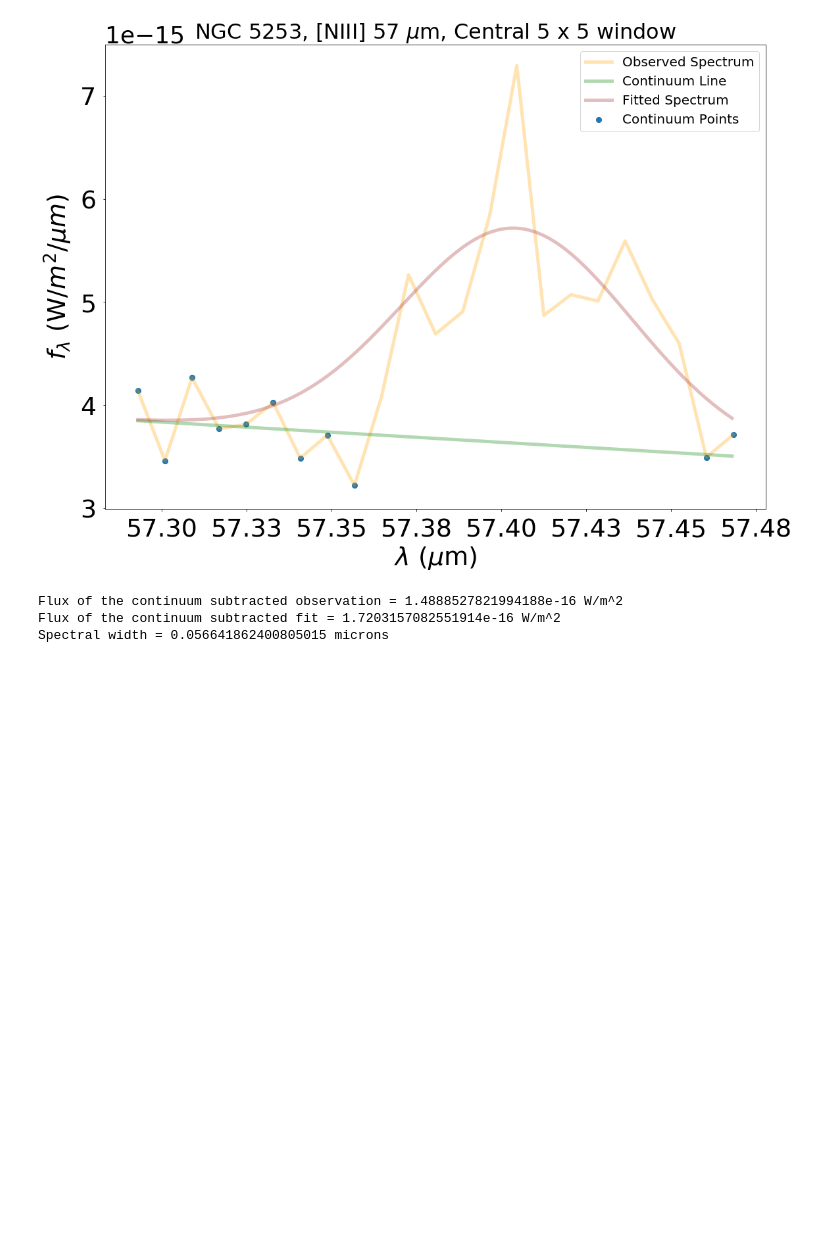
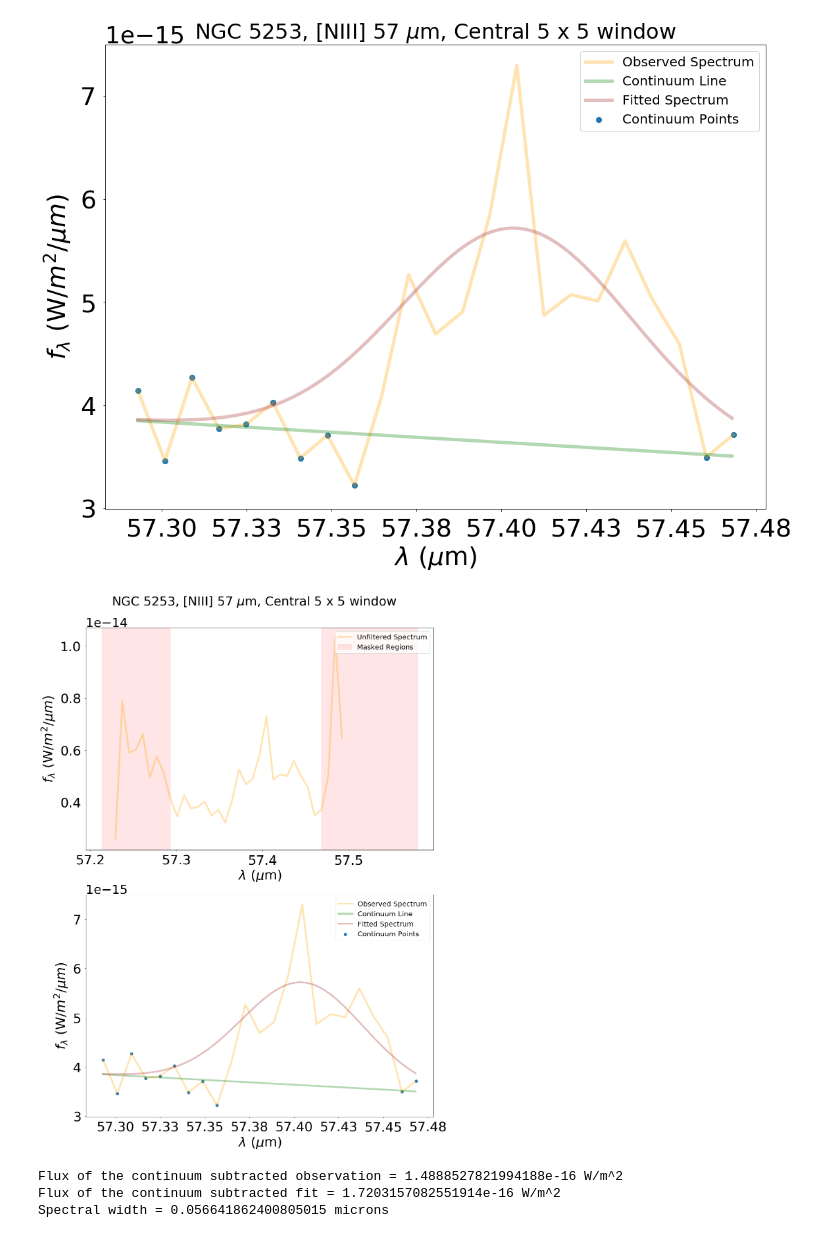
Before and after one commit to suyashk12/SOFIA_FIFI_Cycle-8, a Jupyter notebook: NGC_5253_[NIII].ipynb, the cells around one changed output. Drawn from its saved outputs; the diff is of its cells as text; code cells hidden in the pictures; blank space fills up the shorter version.

```diff
--- a/NGC_5253_[NIII].ipynb
+++ b/NGC_5253_[NIII].ipynb
@@ -424,6 +429,40 @@ plt.savefig(savedir + 'NGC_5253_[NIII]-6-final_spectrum.png'.format(str(n_x), st
  1.03861964e-15 1.00277517e-15 9.67331432e-16 9.32334411e-16
  8.97827313e-16 8.63850520e-16 8.30441550e-16 7.97635048e-16]
 [figure]
+# %%
+fig, axs = plt.subplots(2, 1, figsize = (18, 26))
+
+ax1 = axs[0]
+
+ax1.plot(wavelengths, central_fluxes_unfiltered, label = 'Unfiltered Spectrum', lw = 5, color = 'orange', alpha = 0.3)
+ax1.axvspan(wavelengths[0], wavelengths[10], color = 'red', alpha = 0.1, label = 'Masked Regions')
+ax1.axvspan(wavelengths[-15], wavelengths[-1], color = 'red', alpha = 0.1)
+
+ax1.set_xlabel(r'$\lambda$ ($\mu$m)', fontsize = 38, labelpad = 5)
+ax1.set_ylabel(r'$f_{\lambda}$ (W/$m^{2}$/$\mu m$)', fontsize = 38, labelpad = 10)
+ax1.tick_params(labelsize = 38, pad = 10)
+ax1.yaxis.offsetText.set_fontsize(36)
+ax1.legend(prop={'size': 20}, loc = 'upper right')
+
+ax2 = axs[1]
+
+ax2.plot(wavelengths_filtered, central_fluxes_filtered, label = 'Observed Spectrum', lw = 5, color = 'orange', alpha = 0.3)
+ax2.plot(wavelength_range, cont_line_filtered, label = 'Continuum Line', lw = 5, color = 'green', alpha = 0.3)
+ax2.plot(wavelength_range, fitted_central_fluxes_act, label = 'Fitted Spectrum', lw = 5, color = 'brown', alpha = 0.3)
+ax2.scatter(wavelengths_filtered, central_fluxes_filtered_continuum, s = 65, label = 'Continuum Points')
+
+ax2.set_xlabel(r'$\lambda$ ($\mu$m)', fontsize = 38, labelpad = 5)
+ax2.set_ylabel(r'$f_{\lambda}$ (W/$m^{2}$/$\mu m$)', fontsize = 38, labelpad = 10)
+ax2.tick_params(labelsize = 38, pad = 10)
+ax2.yaxis.offsetText.set_fontsize(36)
+ax2.legend(prop={'size': 20}, loc = 'upper right')
+ax2.xaxis.set_major_formatter(FormatStrFormatter('%.2f'))
+
+fig.suptitle(r'NGC 5253, [NIII] 57 $\mu$m, Central {0} x {1} window'.format(n_x, n_y), fontsize = 36, y = 0.93)
+
+plt.savefig(savedir + 'NGC_5253_[NIII]-7-summary_spectrum.png'.format(str(n_x), str(n_y)))
+# %% [output]
+[figure, added]
 # %%
 flux_continuum = np.trapz(cont_line_filtered, x = wavelength_range, dx = wav_diff)
 
```
Also changed, not shown: parts of 2 cells of this notebook, 4 other files.
